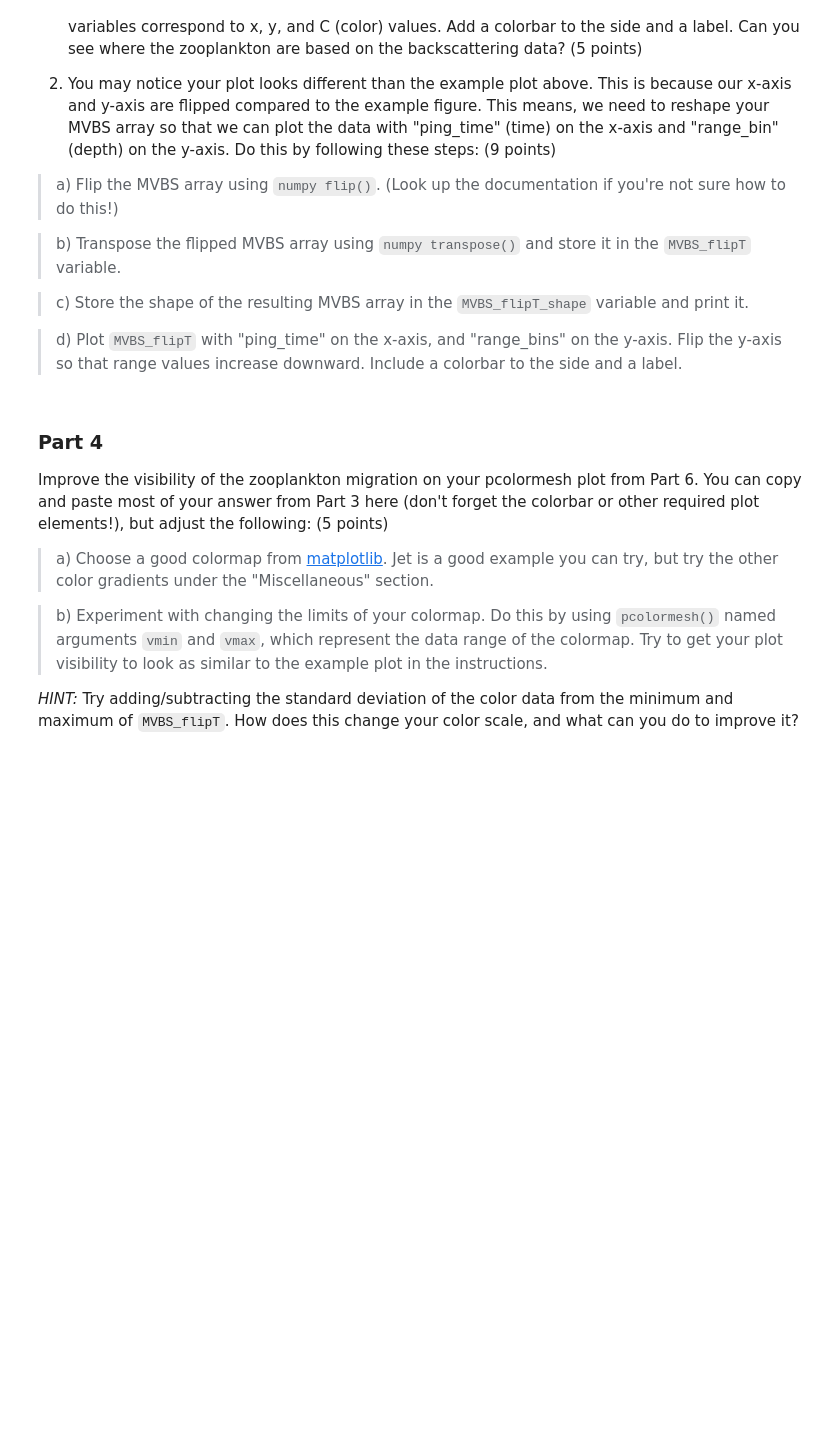
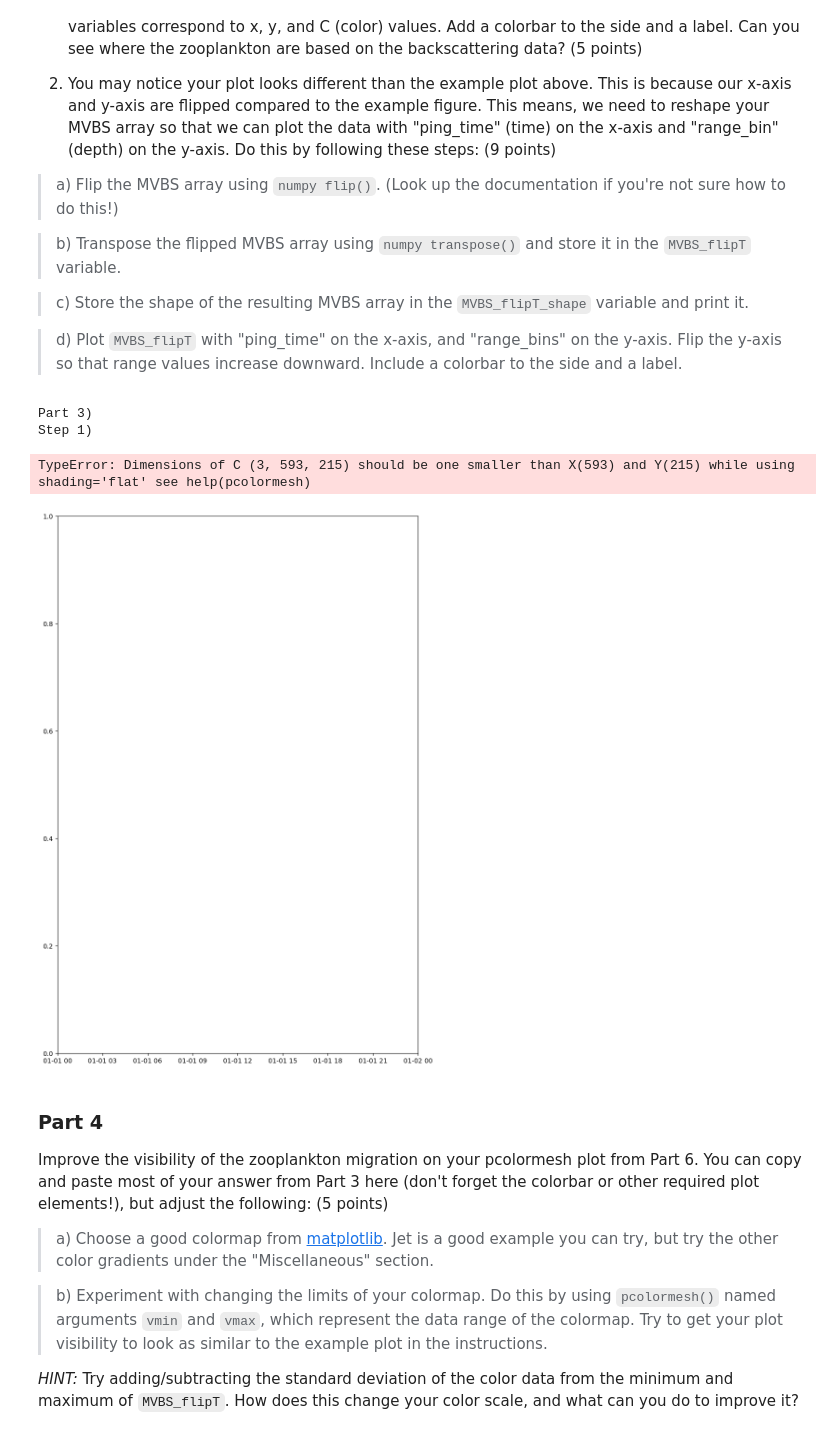
Before and after one commit to rachelh9/homework3_student, a Jupyter notebook: HW3.ipynb, the cells around one changed output. Cells and saved outputs as stored; diff of their text form; code cells hidden in the pictures; blank space fills up the shorter version.

```diff
--- a/HW3.ipynb
+++ b/HW3.ipynb
@@ -371,21 +648,35 @@ Store and print the shapes of each new array in the `times_shape`, `depths_shape
 print("Part #2)")
 print('Step 1)')
 # your code
+# 200kHz = 200000Hz
 
 # answer variables
-echodata_200 = ""
+echodata_200 = echodata.sel(frequency=200000) # use .sel function to select frequency coordinate at 200000Hz
 
 # display new dataset
+display(echodata_200)
 
 print("Step 2)")
 # your code
 
+# use .values to find values of variables
+#print(echodata['ping_time'].values)
+
+#.shape to find shape
+#print(echodata['ping_time'].values.shape)
+
 # answer variables
-times = ""
-times_shape = ""
-depths = ""
-depths_shape = ""
-MVBS = ""
-MVBS_shape = ""
+times = echodata['ping_time'].values
+times_shape = times.shape
+depths = echodata['range_bin'].values
+depths_shape =depths.shape
+MVBS = echodata['MVBS'].values
+MVBS_shape = MVBS.shape
 
 # print statements
+print(times)
+print(times_shape)
+print(depths)
+print(depths_shape)
+print(MVBS)
+print(MVBS_shape)
@@ -405,16 +727,26 @@ MVBS_shape = ""
 # %%
 print("Part 3)")
 print("Step 1)")
 # your code for plotting
+plt.figure(figsize=(10,15))
+c = plt.pcolormesh(times, depths, MVBS)
+plt.xlabel('Time')
+plt.ylabel('Depth (m)')
+plt.grid()
 
 print("Step 2")
 # your code
 
 # answer variables
 MVBS_flipT = ""
 MVBS_flipT_shape = ""
 
 # your code for plotting
+# %% [output]
+Part 3)
+Step 1)
+TypeError: Dimensions of C (3, 593, 215) should be one smaller than X(593) and Y(215) while using shading='flat' see help(pcolormesh)
+[figure, added]
 # %% [markdown]
 <!-- BEGIN QUESTION -->
 
```
Also changed, not shown: parts of 14 cells of this notebook.
